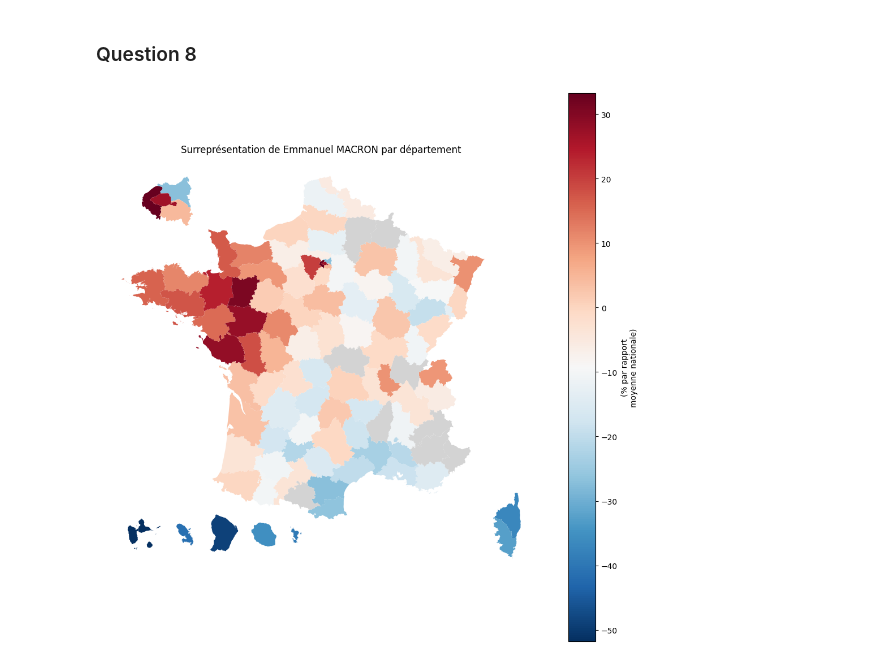
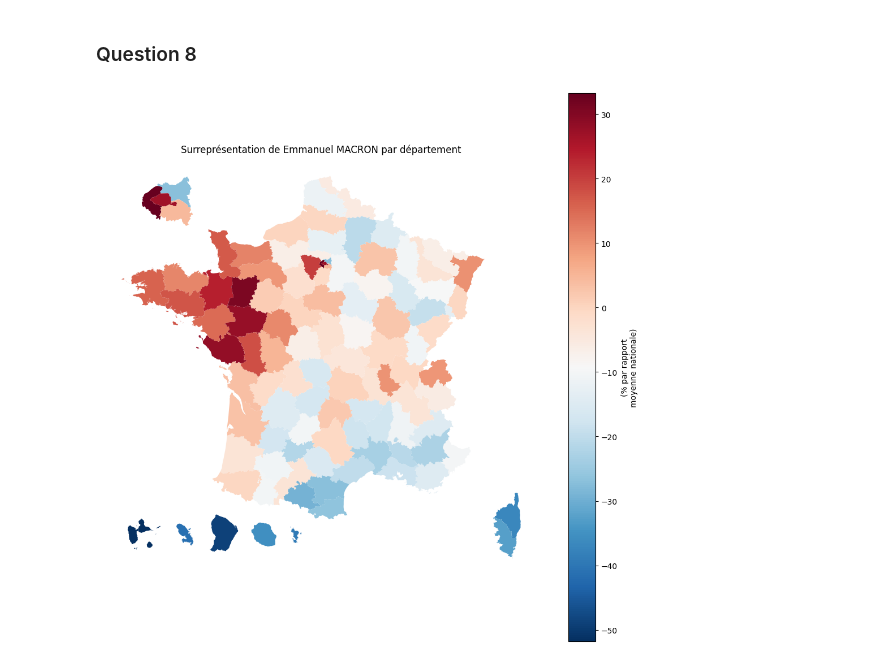
Before and after one commit to Ameane/DM_Python_pour_la_datascience_GROUPE_1B, a Jupyter notebook: main.ipynb, the cells around one changed output. Drawn from its saved outputs; the diff is of its cells as text; code cells hidden in the pictures.

```diff
--- a/main.ipynb
+++ b/main.ipynb
@@ -273,7 +273,7 @@ def plot_carte_surrepresentation(candidat, score_departements, departement_borde
     # Nettoyer les codes département
     df_candidat = df_candidat[~df_candidat['code_departement'].isin(['fr_etranger'])]
     df_candidat['code_departement'] = df_candidat['code_departement'].apply(
-        lambda x: str(int(float(x))) if str(x).replace('.', '').isnumeric() else str(x)
+        lambda x: str(int(float(x))).zfill(2) if str(x).replace('.', '').isnumeric() else str(x)
     )
 
     # Jointure avec le fond de carte
@@ -281,31 +281,31 @@ def plot_carte_surrepresentation(candidat, score_departements, departement_borde
         df_candidat[['code_departement', 'surrepresentation']],
         left_on='INSEE_DEP',  # ← était 'DEP'
         right_on='code_departement',
         how='left'
     )
 
     # Surreprésentation en %
     carte['surrepresentation'] = carte['surrepresentation'] * 100
 
     # Tracé
     fig, ax = plt.subplots(figsize=(10, 10))
 
     carte.plot(
         column='surrepresentation',
         cmap='RdBu_r',        # Rouge = surreprésenté, Bleu = sous-représenté
         legend=True,
         legend_kwds={'label': '(% par rapport\nmoyenne nationale)'},
         ax=ax,
         missing_kwds={'color': 'lightgrey'}
     )
 
     ax.set_title(f'Surreprésentation de {candidat} par département')
     ax.axis('off')
 
     plt.tight_layout()
     plt.show()
 
 # Test sur Marine Le Pen
 plot_carte_surrepresentation('Emmanuel MACRON', score_departements, departement_borders)
 # %% [output]
-[figure, old version]
+[figure, new version]
```
